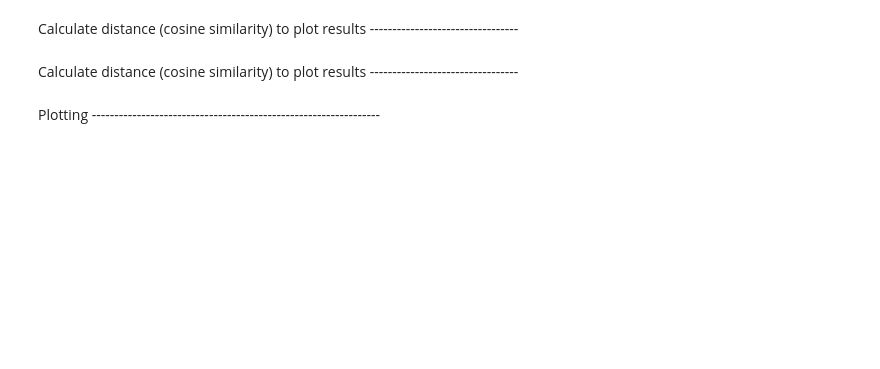
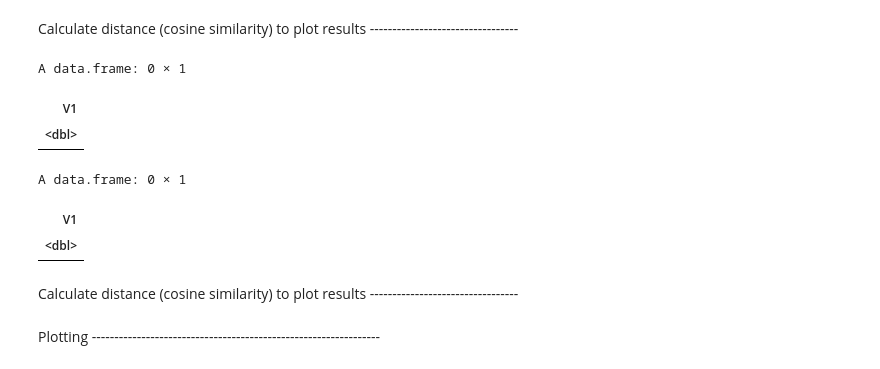
Before and after one commit to jdh-observer/jdh001-9HcfToh7EYm8, a Jupyter notebook: 1_load_train_7075.ipynb, the cells around one changed output. Saved outputs shown, nothing was run; the diff lists cells and outputs as text; code cells hidden in the pictures; blank space fills up the shorter version.

```diff
--- a/1_load_train_7075.ipynb
+++ b/1_load_train_7075.ipynb
@@ -220,3 +301,15 @@ comb.wv.pvda <- colMeans(wv.pvda) # this seems to work good, but there is an alt
+# %%
+score_prol.vvd
+# %% [output]
+A data.frame: 0 × 1
+| V1 |
+| <dbl> |
+# %%
+score_nonprol.vvd
+# %% [output]
+A data.frame: 0 × 1
+| V1 |
+| <dbl> |
 # %%
 # Extract 100 nearest neighbours from 'kernwapen' in vector space
 nns_wv.pvda <- predict(model.pvda.7075, newdata = comb.wv.pvda, type="nearest", top_n=100)
```
Also changed, not shown: parts of 22 cells of this notebook.
